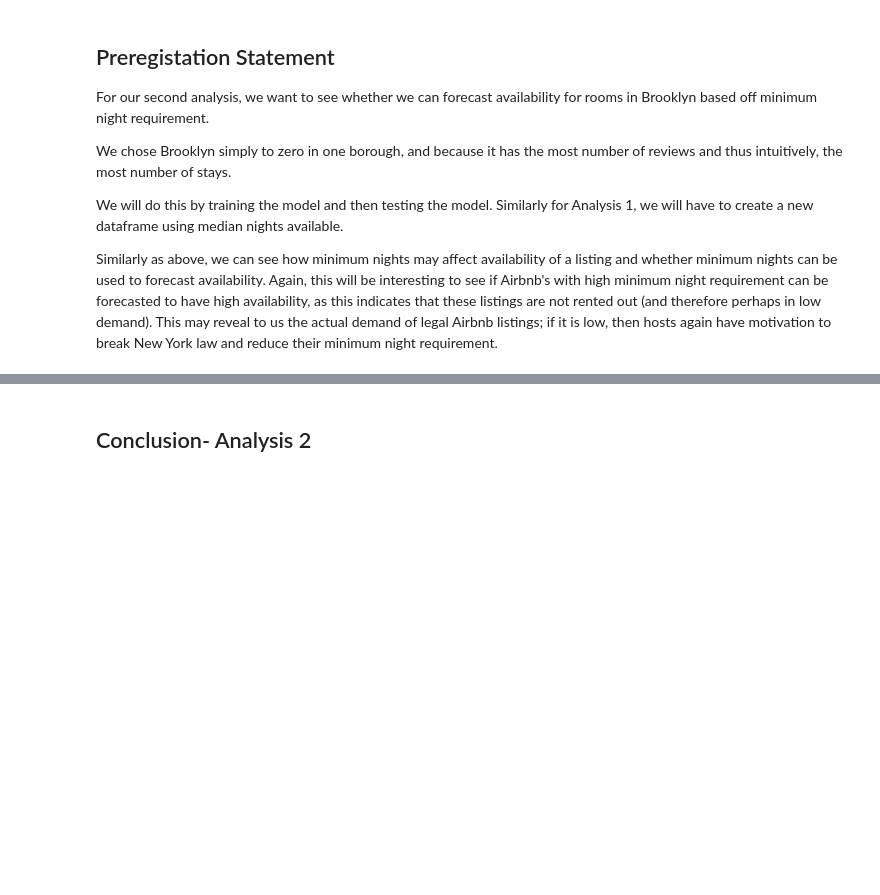
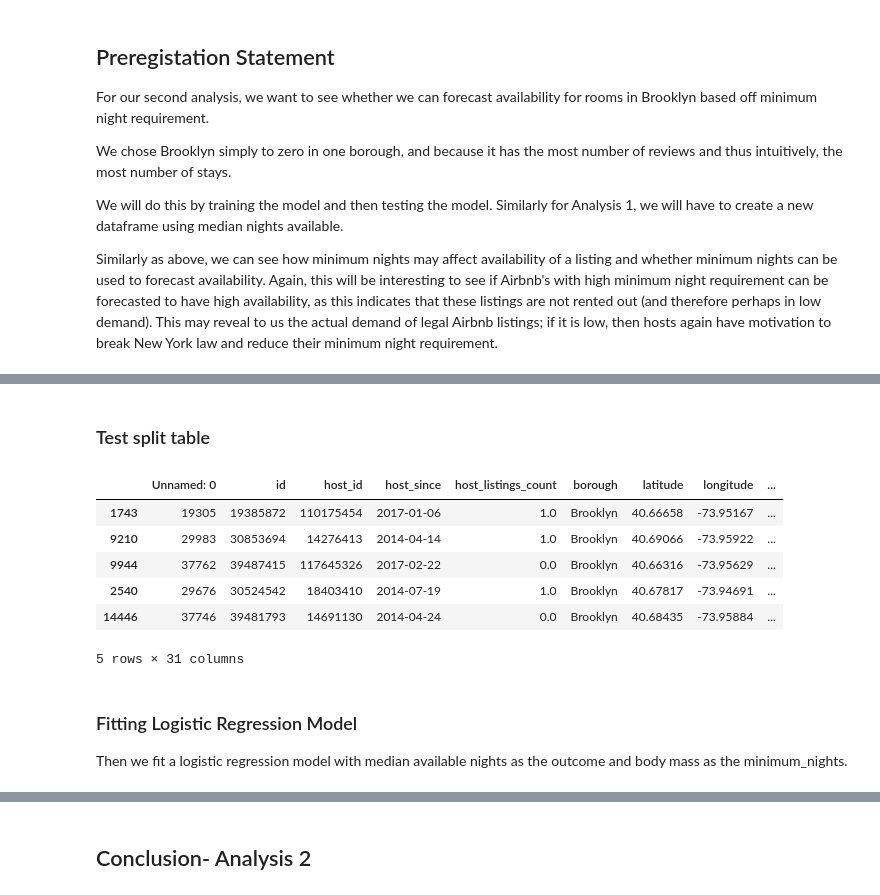
Before and after one commit to eliseburd/INFO2950project, a Jupyter notebook: 2950 Phase 4.ipynb, the cells around one changed output, grey strips where cells are left out. Cells and saved outputs as stored; diff of their text form; code cells hidden in the pictures; blank space fills up the shorter version.

```diff
--- a/2950 Phase 4.ipynb
+++ b/2950 Phase 4.ipynb
@@ -423,0 +465,15 @@ Similarly as above, we can see how minimum nights may affect availability of a l
+# %% [markdown]
+### Test split table
+# %%
+brooklyn_test.head()
+# %% [output]
+|  | Unnamed: 0 | id | host_id | host_since | host_listings_count | borough | latitude | longitude | ... |
+| 1743 | 19305 | 19385872 | 110175454 | 2017-01-06 | 1.0 | Brooklyn | 40.66658 | -73.95167 | ... |
+| 9210 | 29983 | 30853694 | 14276413 | 2014-04-14 | 1.0 | Brooklyn | 40.69066 | -73.95922 | ... |
+| 9944 | 37762 | 39487415 | 117645326 | 2017-02-22 | 0.0 | Brooklyn | 40.66316 | -73.95629 | ... |
+| 2540 | 29676 | 30524542 | 18403410 | 2014-07-19 | 1.0 | Brooklyn | 40.67817 | -73.94691 | ... |
+| 14446 | 37746 | 39481793 | 14691130 | 2014-04-24 | 0.0 | Brooklyn | 40.68435 | -73.95884 | ... |
+5 rows × 31 columns
+# %% [markdown]
+### Fitting Logistic Regression Model
+Then we fit a logistic regression model with median available nights as the outcome and body mass as the minimum_nights.
```
Also changed, not shown: parts of 19 cells of this notebook.
